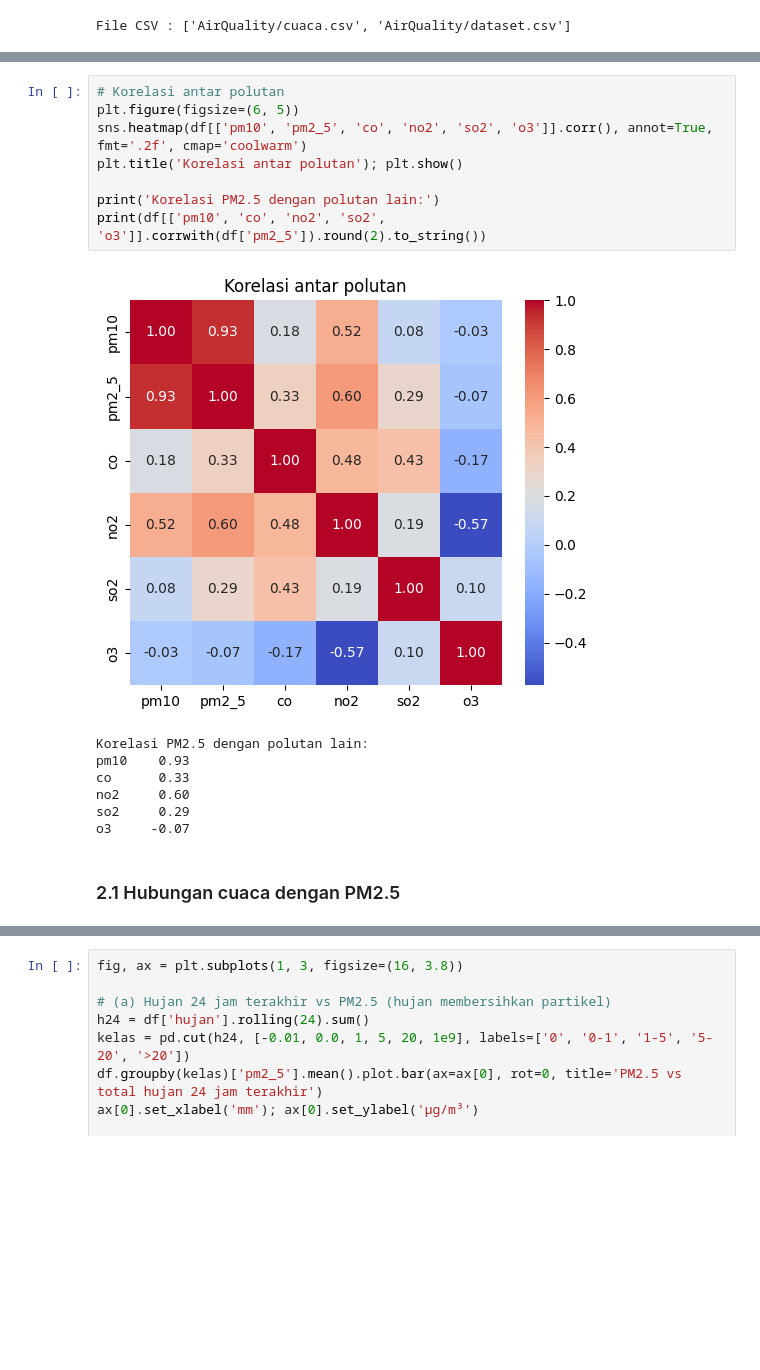
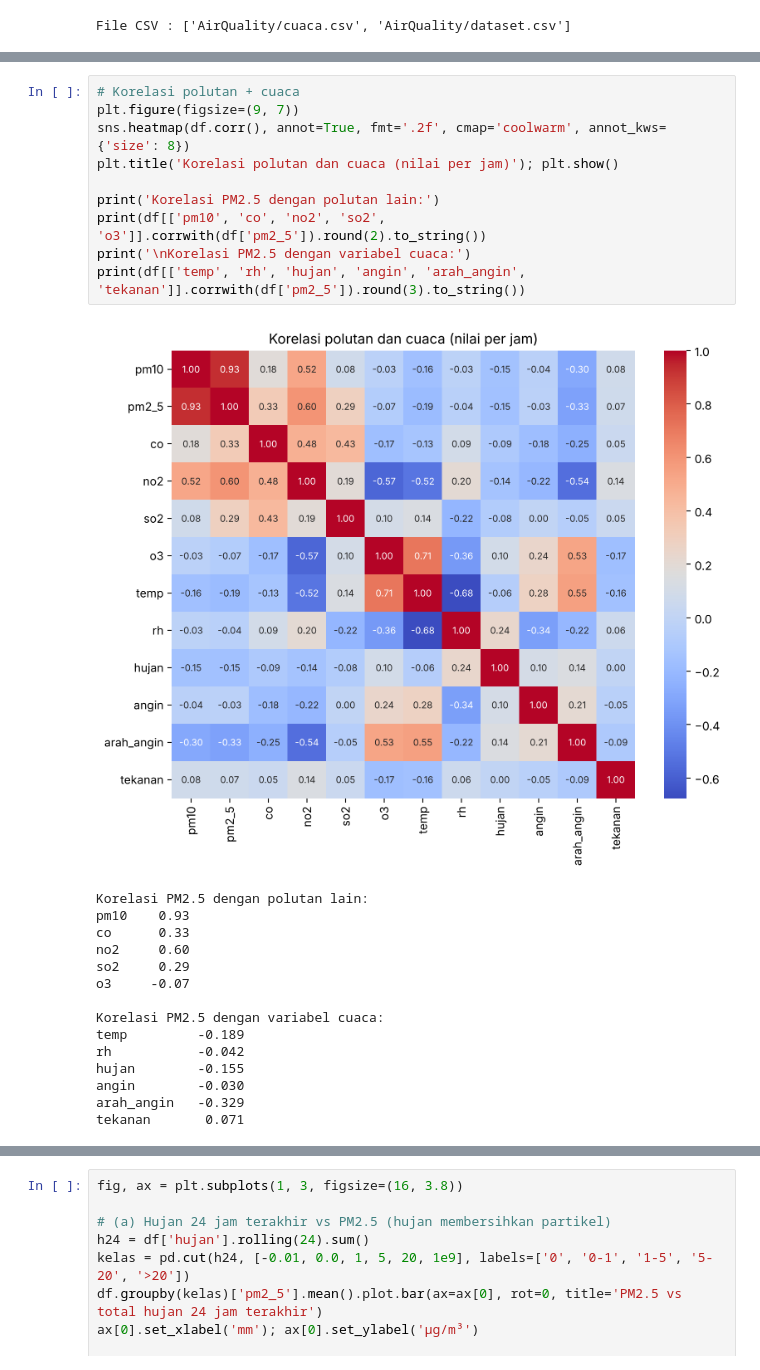
Before and after one commit to LyviaPutri/AirQuality, a Jupyter notebook: backend/Air_Quality_clean.ipynb, the cells around one changed output, grey strips where cells are left out. Cells and saved outputs as stored; diff of their text form; blank space fills up the shorter version.

```diff
--- a/backend/Air_Quality_clean.ipynb
+++ b/backend/Air_Quality_clean.ipynb
@@ -160,18 +158,26 @@ plt.show()
 # %%
-# Korelasi antar polutan
-plt.figure(figsize=(6, 5))
-sns.heatmap(df[['pm10', 'pm2_5', 'co', 'no2', 'so2', 'o3']].corr(), annot=True, fmt='.2f', cmap='coolwarm')
-plt.title('Korelasi antar polutan'); plt.show()
+# Korelasi polutan + cuaca
+plt.figure(figsize=(9, 7))
+sns.heatmap(df.corr(), annot=True, fmt='.2f', cmap='coolwarm', annot_kws={'size': 8})
+plt.title('Korelasi polutan dan cuaca (nilai per jam)'); plt.show()
 
 print('Korelasi PM2.5 dengan polutan lain:')
 print(df[['pm10', 'co', 'no2', 'so2', 'o3']].corrwith(df['pm2_5']).round(2).to_string())
+print('\nKorelasi PM2.5 dengan variabel cuaca:')
+print(df[['temp', 'rh', 'hujan', 'angin', 'arah_angin', 'tekanan']].corrwith(df['pm2_5']).round(3).to_string())
 # %% [output]
-[figure, old version]
+[figure, new version]
 Korelasi PM2.5 dengan polutan lain:
 pm10    0.93
 co      0.33
 no2     0.60
 so2     0.29
 o3     -0.07
+
+Korelasi PM2.5 dengan variabel cuaca:
+temp         -0.189
+rh           -0.042
+hujan        -0.155
+angin        -0.030
+arah_angin   -0.329
+tekanan       0.071
-# %% [markdown]
-### 2.1 Hubungan cuaca dengan PM2.5
```
Also changed, not shown: parts of 67 cells of this notebook, 8 other files.
